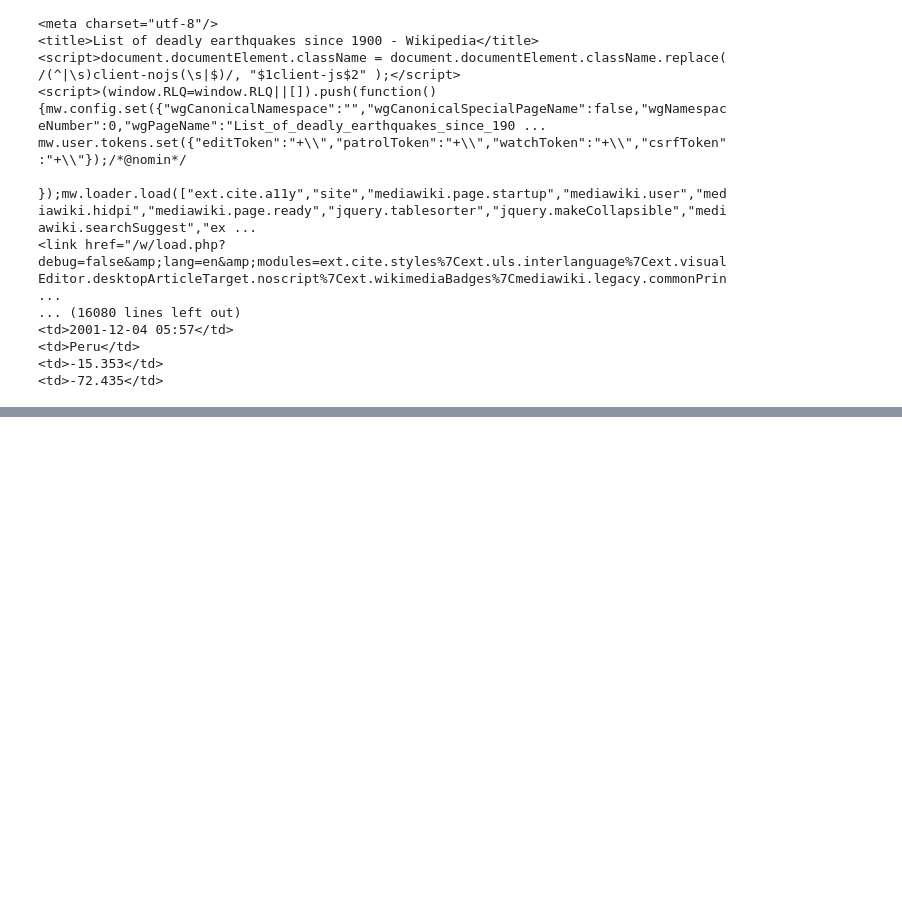
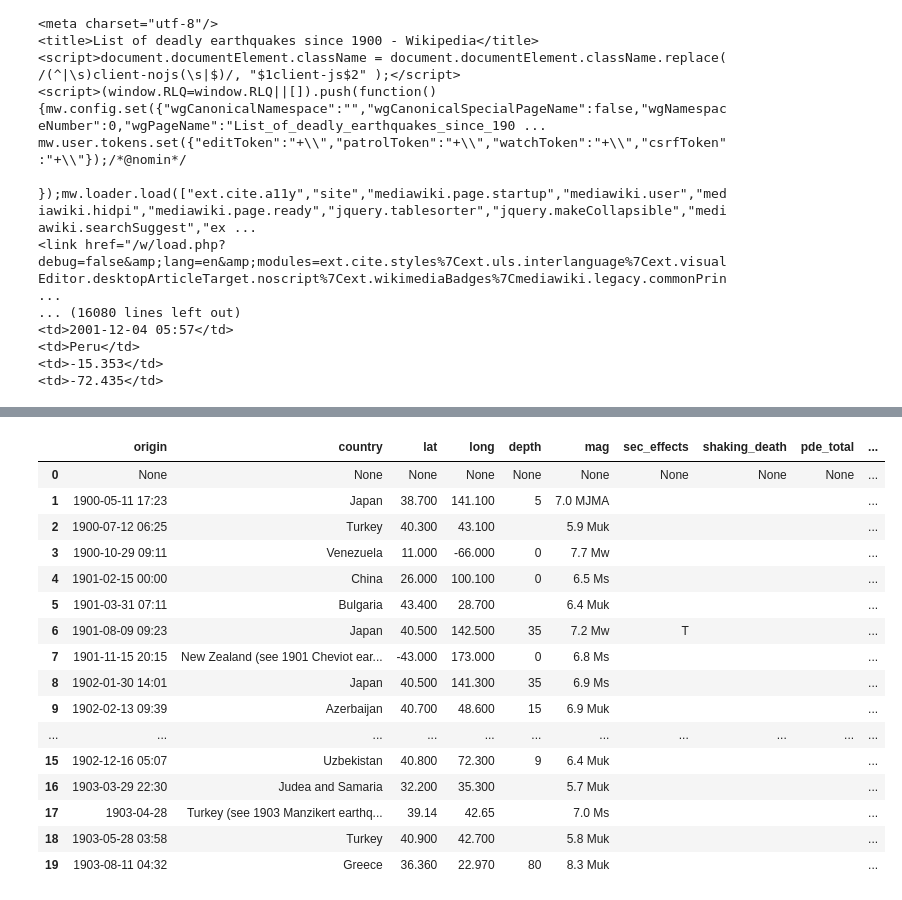
Before and after one commit to shrutijalewar/data-question-3-xtreme-united, a Jupyter notebook: Question 3.ipynb, the cells around one changed output, grey strips where cells are left out. Cells and saved outputs as stored; diff of their text form; code cells hidden in the pictures; blank space fills up the shorter version.

Commit message:
dataframe created

```diff
--- a/Question 3.ipynb
+++ b/Question 3.ipynb
@@ -52,0 +52,10 @@ soup
+# %%
+table = table.find_all('tr')
+# %%
+for row in table:
+    cells = row.find_all('td')
+    cells = [ele.text.strip() for ele in cells]
+    data.append(cells)
+# %%
+eq_df = pd.DataFrame(data)
+eq_df.head()
@@ -53,2 +79,22 @@ soup
+# %%
+eq_df.columns = ['origin','country','lat','long','depth','mag','sec_effects','shaking_death','pde_total','utsu_total','emdat_total','other']
 # %%
-eq_df = []
+eq_df.head(20)
+# %% [output]
+|  | origin | country | lat | long | depth | mag | sec_effects | shaking_death | pde_total | ... |
+| 0 | None | None | None | None | None | None | None | None | None | ... |
+| 1 | 1900-05-11 17:23 | Japan | 38.700 | 141.100 | 5 | 7.0 MJMA |  |  |  | ... |
+| 2 | 1900-07-12 06:25 | Turkey | 40.300 | 43.100 |  | 5.9 Muk |  |  |  | ... |
+| 3 | 1900-10-29 09:11 | Venezuela | 11.000 | -66.000 | 0 | 7.7 Mw |  |  |  | ... |
+| 4 | 1901-02-15 00:00 | China | 26.000 | 100.100 | 0 | 6.5 Ms |  |  |  | ... |
+| 5 | 1901-03-31 07:11 | Bulgaria | 43.400 | 28.700 |  | 6.4 Muk |  |  |  | ... |
+| 6 | 1901-08-09 09:23 | Japan | 40.500 | 142.500 | 35 | 7.2 Mw | T |  |  | ... |
+| 7 | 1901-11-15 20:15 | New Zealand (see 1901 Cheviot ear... | -43.000 | 173.000 | 0 | 6.8 Ms |  |  |  | ... |
+| 8 | 1902-01-30 14:01 | Japan | 40.500 | 141.300 | 35 | 6.9 Ms |  |  |  | ... |
+| 9 | 1902-02-13 09:39 | Azerbaijan | 40.700 | 48.600 | 15 | 6.9 Muk |  |  |  | ... |
+| ... | ... | ... | ... | ... | ... | ... | ... | ... | ... | ... |
+| 15 | 1902-12-16 05:07 | Uzbekistan | 40.800 | 72.300 | 9 | 6.4 Muk |  |  |  | ... |
+| 16 | 1903-03-29 22:30 | Judea and Samaria | 32.200 | 35.300 |  | 5.7 Muk |  |  |  | ... |
+| 17 | 1903-04-28 | Turkey (see 1903 Manzikert earthq... | 39.14 | 42.65 |  | 7.0 Ms |  |  |  | ... |
+| 18 | 1903-05-28 03:58 | Turkey | 40.900 | 42.700 |  | 5.8 Muk |  |  |  | ... |
+| 19 | 1903-08-11 04:32 | Greece | 36.360 | 22.970 | 80 | 8.3 Muk |  |  |  | ... |
```
Also changed, not shown: parts of 11 cells of this notebook, 1 other file.
